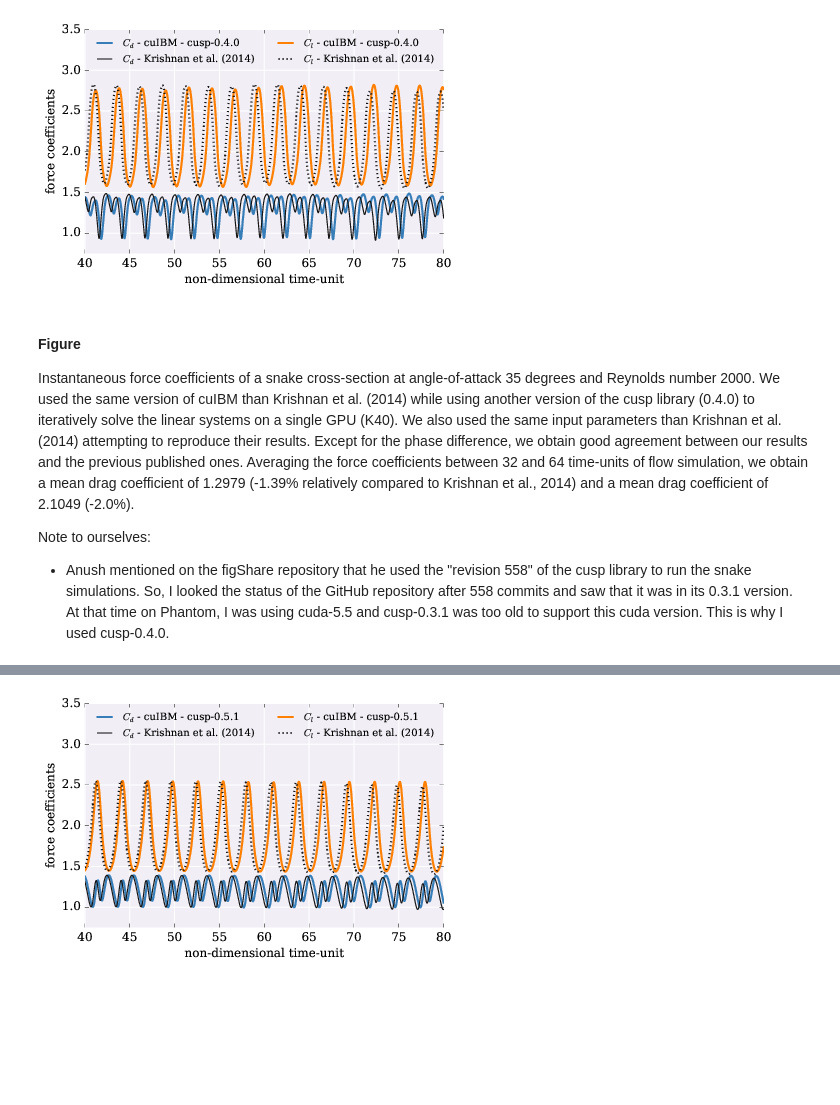
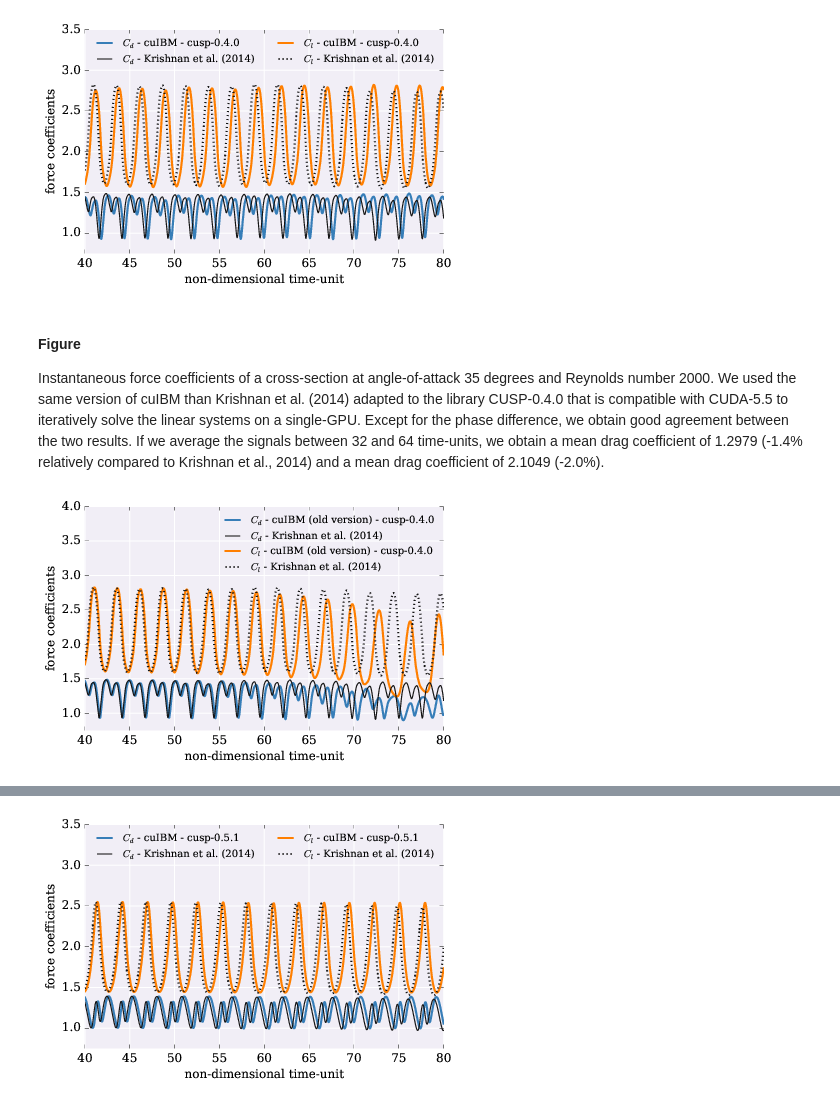
Before and after one commit to barbagroup/snake-repro, a Jupyter notebook: figures/figuresCaptions.ipynb, the cells around one changed output, grey strips where cells are left out. Saved outputs shown, nothing was run; the diff lists cells and outputs as text; code cells hidden in the pictures; blank space fills up the shorter version.

```diff
--- a/figures/figuresCaptions.ipynb
+++ b/figures/figuresCaptions.ipynb
@@ -287,11 +252,14 @@ display(WImage(filename=path))
 # %% [markdown]
 #### Figure
 
-Instantaneous force coefficients of a snake cross-section at angle-of-attack 35 degrees and Reynolds number 2000.
-We used the same version of cuIBM than Krishnan et al. (2014) while using another version of the cusp library (0.4.0) to iteratively solve the linear systems on a single GPU (K40).
-We also used the same input parameters than Krishnan et al. (2014) attempting to reproduce their results.
-Except for the phase difference, we obtain good agreement between our results and the previous published ones.
-Averaging the force coefficients between 32 and 64 time-units of flow simulation, we obtain a mean drag coefficient of 1.2979 (-1.39% relatively compared to Krishnan et al., 2014) and a mean drag coefficient of 2.1049 (-2.0%).
-
-Note to ourselves:
-* Anush mentioned on the figShare repository that he used the "revision 558" of the cusp library to run the snake simulations. So, I looked the status of the GitHub repository after 558 commits and saw that it was in its 0.3.1 version. At that time on Phantom, I was using cuda-5.5 and cusp-0.3.1 was too old to support this cuda version. This is why I used cusp-0.4.0.
+Instantaneous force coefficients of a cross-section at angle-of-attack 35 degrees and Reynolds number 2000.
+We used the same version of cuIBM than Krishnan et al. (2014) adapted to the library CUSP-0.4.0 that is compatible with CUDA-5.5 to iteratively solve the linear systems on a single-GPU.
+Except for the phase difference, we obtain good agreement between the two results.
+If we average the signals between 32 and 64 time-units, we obtain a mean drag coefficient of 1.2979 (-1.4% relatively compared to Krishnan et al., 2014) and a mean drag coefficient of 2.1049 (-2.0%).
+# %%
+path = os.path.join(os.getcwd(),
+                    'cuibm',
+                    'cuibm-revision86-cusp-0.4.0_forceCoefficientsRe2000AoA35.pdf')
+display(WImage(filename=path))
+# %% [output]
+[figure, added]
```
Also changed, not shown: parts of 28 cells of this notebook.
